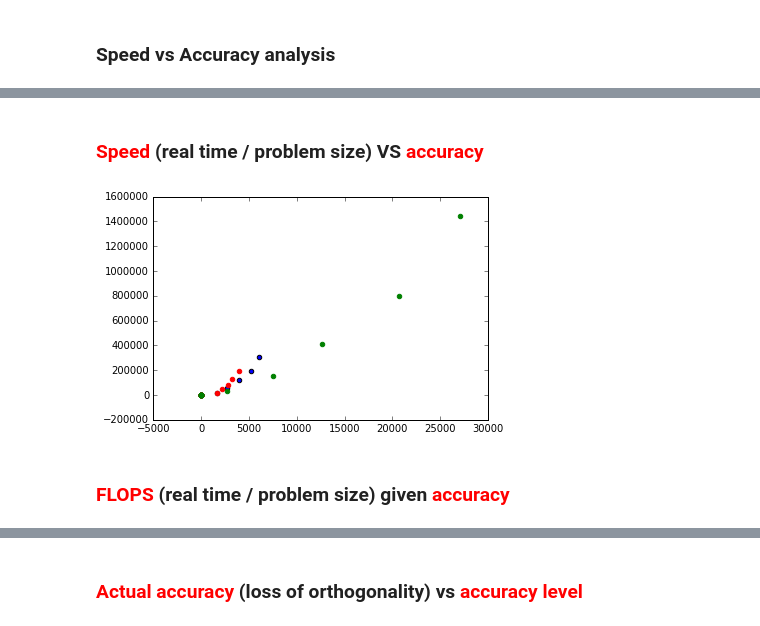
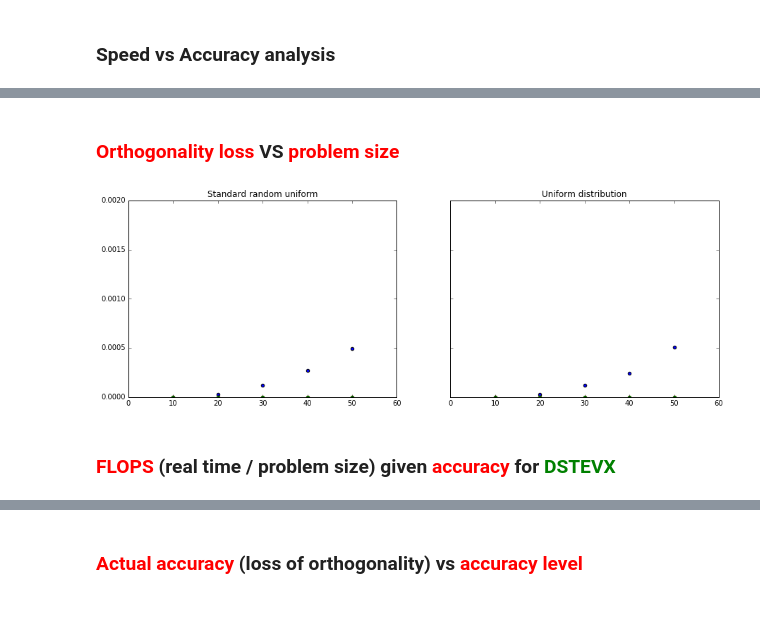
Before and after one commit to yobibyte/hpmc-eigensolvers, a Jupyter notebook: results_analysis.ipynb, the cells around one changed output, grey strips where cells are left out. Drawn from its saved outputs; the diff is of its cells as text; code cells hidden in the pictures.

```diff
--- a/results_analysis.ipynb
+++ b/results_analysis.ipynb
@@ -81,18 +106,28 @@ data_fga = load_data_fga(RES_FOLDER + '/flops-given-accuracy')
+# %% [markdown]
+### <font color='red'>Orthogonality loss</font>  VS  <font color='red'>problem size</font>
+# %%
+f, axes = plt.subplots(1,2,sharey=True,figsize=(15,5))
+plt.ylim([0, 0.002])
+
+axes[0].set_title('Standard random uniform')
+for i in range(10, 51, 10):
+    d = np.array(data_sva['standard-random-uniform']['dstevx'][i])
+    axes[0].scatter(i, np.median(d[:,0]))
+    d = np.array(data_sva['standard-random-uniform']['dstemr'][i])
+    axes[0].scatter(i, np.median(d[:,0]), color='red')
+    d = np.array(data_sva['standard-random-uniform']['dsteqr'][i])
+    axes[0].scatter(i, np.median(d[:,0]), color='green')
+
+plt.ylim([0, 0.002])
+axes[1].set_title('Uniform distribution')
+for i in range(10, 51, 10):
+    d = np.array(data_sva['uniform-eigenvalues-dist']['dstevx'][i])
+    axes[1].scatter(i, np.median(d[:,0]))
+    d = np.array(data_sva['uniform-eigenvalues-dist']['dstemr'][i])
+    axes[1].scatter(i, np.median(d[:,0]), color='red')
+    d = np.array(data_sva['uniform-eigenvalues-dist']['dsteqr'][i])
+    axes[1].scatter(i, np.median(d[:,0]), color='green')
+# %% [output]
+[figure, added]
 # %% [markdown]
-### <font color='red'>Speed</font> (real time / problem size) VS <font color='red'>accuracy</font>
+### <font color='red'>FLOPS</font> (real time / problem size) given <font color='red'>accuracy</font> for <font color='green'>DSTEVX</font>
-# %%
-for i in range(10, 51, 10):
-    d = np.array(data_sva['standard-random-uniform']['dstevx'][i])
-    plt.scatter(d[1]/i, d[0])
-
-for i in range(10, 51, 10):
-    d = np.array(data_sva['standard-random-uniform']['dstemr'][i])
-    plt.scatter(d[1]/i, d[0], color='red')
-
-for i in range(10, 51, 10):
-    d = np.array(data_sva['standard-random-uniform']['dsteqr'][i])
-    plt.scatter(d[1]/i, d[0], color='green')
-# %% [output]
-[figure, removed]
-# %% [markdown]
-### <font color='red'>FLOPS</font> (real time / problem size) given <font color='red'>accuracy</font>
```
Also changed, not shown: parts of 6 cells of this notebook, 2 other files.
